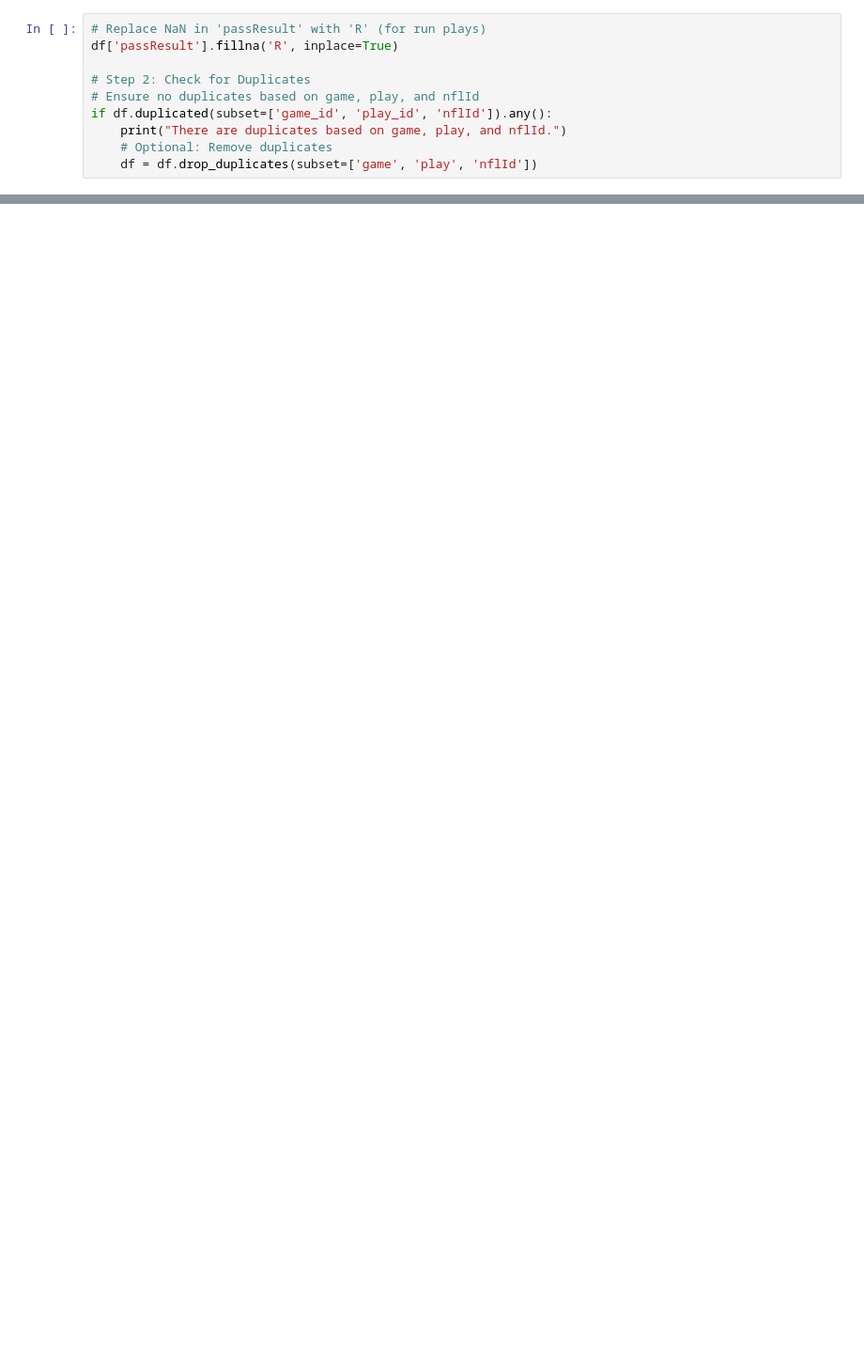
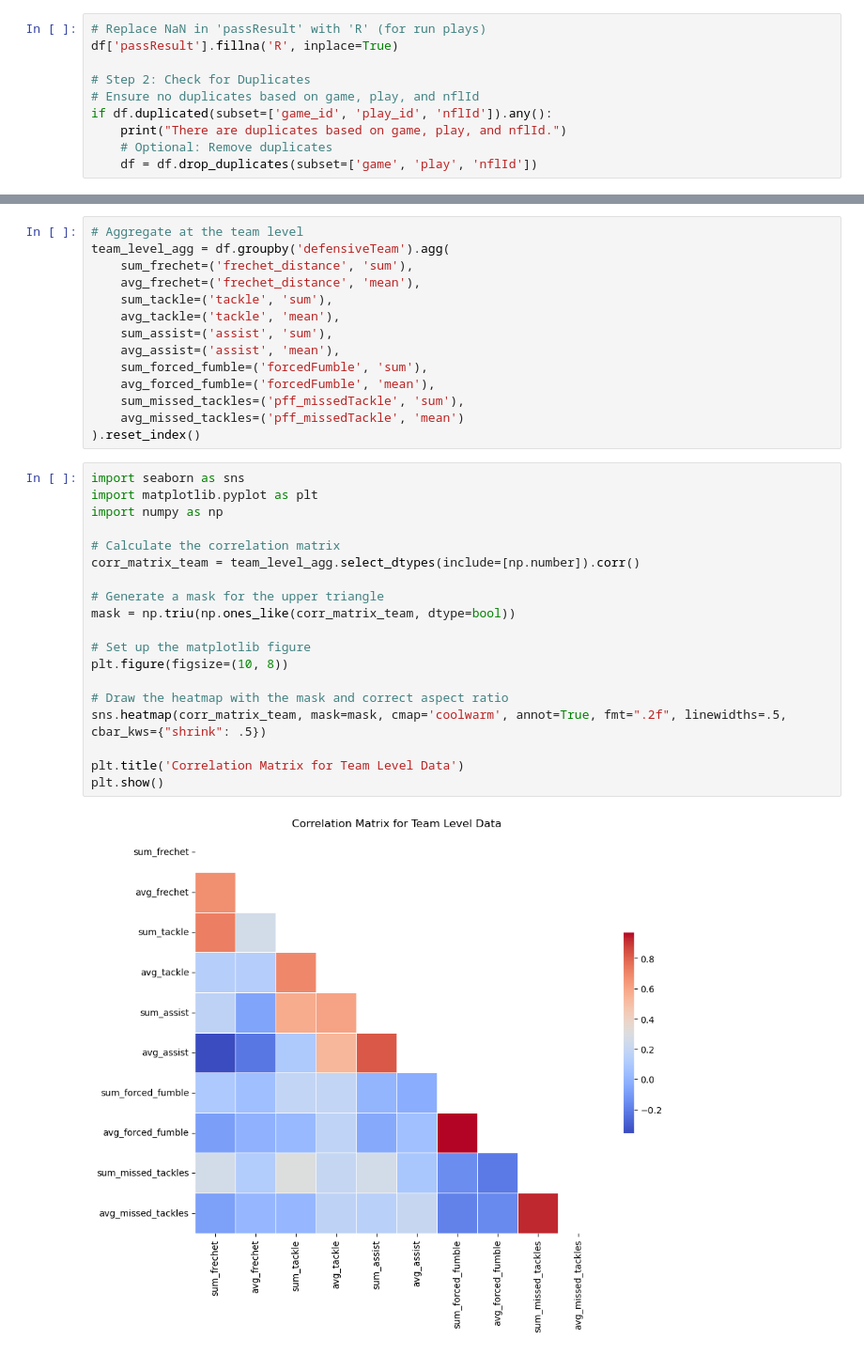
Before and after one commit to tbryan2/nfl-big-data-bowl-2024, a Jupyter notebook: notebooks/analyze_pso.ipynb, the cells around one changed output, grey strips where cells are left out. Shown at 94% size. Cells and saved outputs as stored; diff of their text form; blank space fills up the shorter version.

```diff
--- a/notebooks/analyze_pso.ipynb
+++ b/notebooks/analyze_pso.ipynb
@@ -88,0 +247,35 @@ memory usage: 1.8+ MB
+# %%
+# Aggregate at the team level
+team_level_agg = df.groupby('defensiveTeam').agg(
+    sum_frechet=('frechet_distance', 'sum'),
+    avg_frechet=('frechet_distance', 'mean'),
+    sum_tackle=('tackle', 'sum'),
+    avg_tackle=('tackle', 'mean'),
+    sum_assist=('assist', 'sum'),
+    avg_assist=('assist', 'mean'),
+    sum_forced_fumble=('forcedFumble', 'sum'),
+    avg_forced_fumble=('forcedFumble', 'mean'),
+    sum_missed_tackles=('pff_missedTackle', 'sum'),
+    avg_missed_tackles=('pff_missedTackle', 'mean')
+).reset_index()
+# %%
+import seaborn as sns
+import matplotlib.pyplot as plt
+import numpy as np
+
+# Calculate the correlation matrix
+corr_matrix_team = team_level_agg.select_dtypes(include=[np.number]).corr()
+
+# Generate a mask for the upper triangle
+mask = np.triu(np.ones_like(corr_matrix_team, dtype=bool))
+
+# Set up the matplotlib figure
+plt.figure(figsize=(10, 8))
+
+# Draw the heatmap with the mask and correct aspect ratio
+sns.heatmap(corr_matrix_team, mask=mask, cmap='coolwarm', annot=True, fmt=".2f", linewidths=.5, cbar_kws={"shrink": .5})
+
+plt.title('Correlation Matrix for Team Level Data')
+plt.show()
+# %% [output]
+[figure, added]
```
Also changed, not shown: parts of 24 cells of this notebook, 1 other file.
